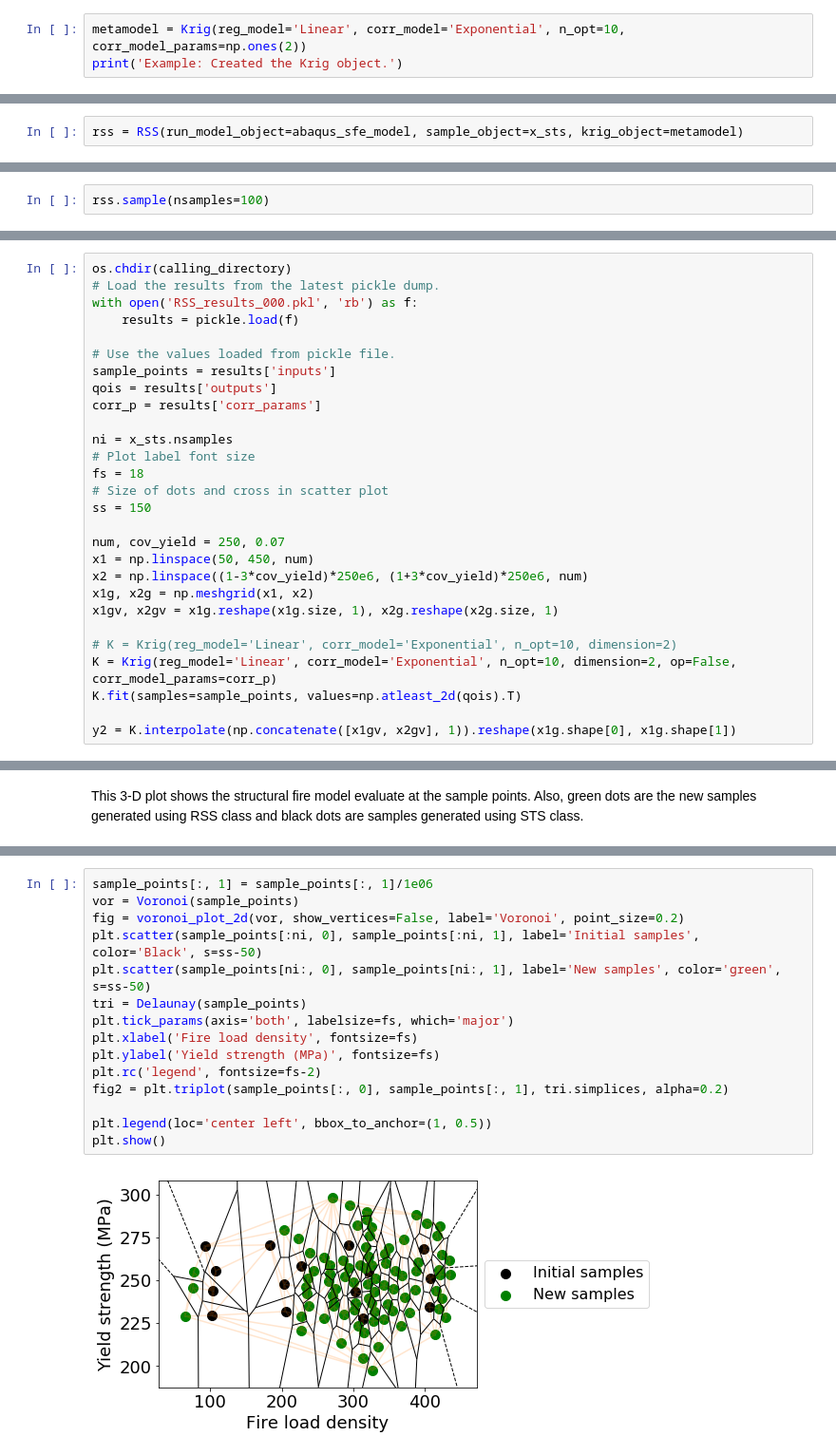
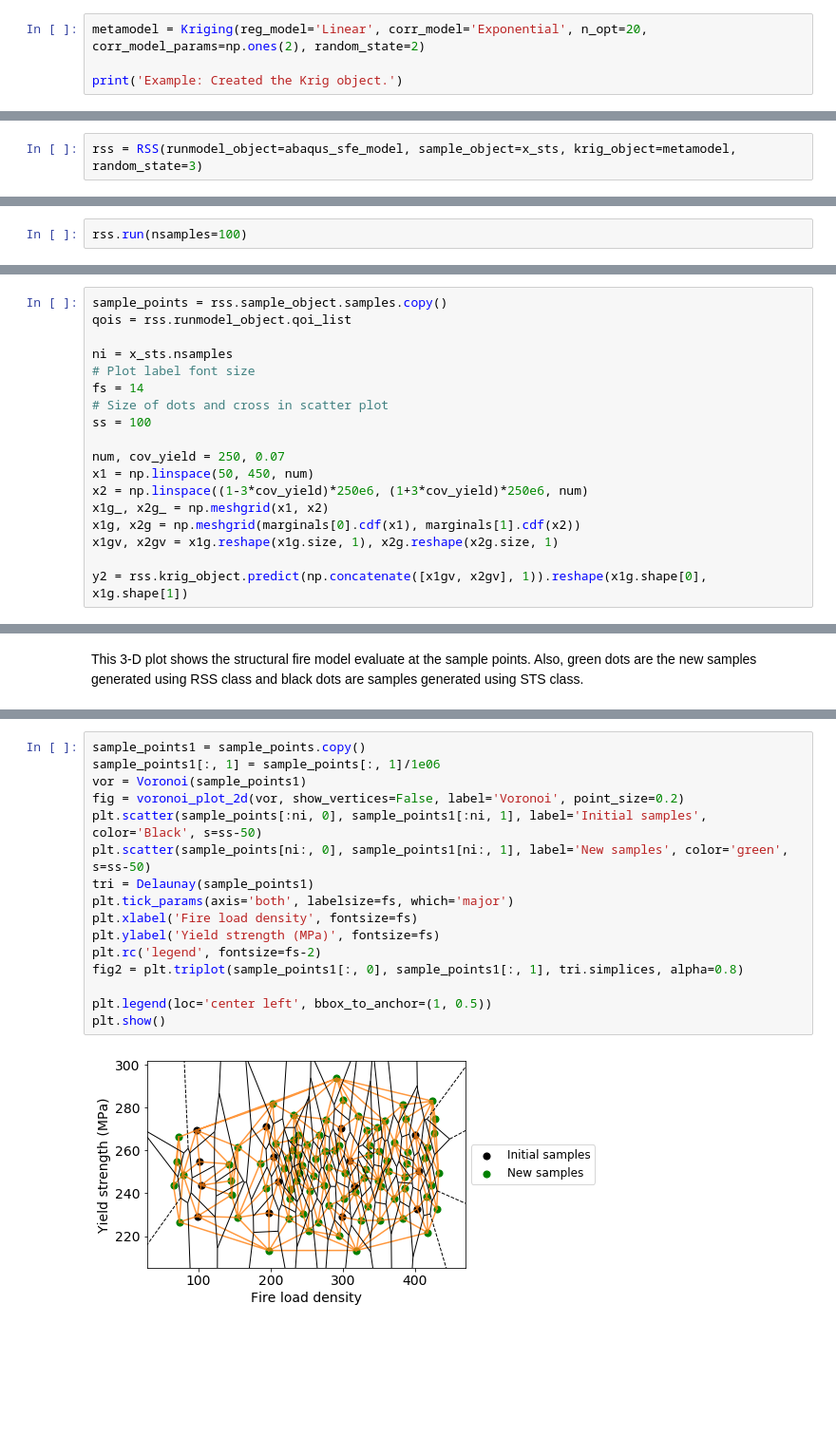
Before and after one commit to SURGroup/UQpy_paper, a Jupyter notebook: Surrogates/RSS/abaqus_RSS_example.ipynb, the cells around one changed output, grey strips where cells are left out. Shown at 95% size. Saved outputs shown, nothing was run; the diff lists cells and outputs as text; blank space fills up the shorter version.

```diff
--- a/Surrogates/RSS/abaqus_RSS_example.ipynb
+++ b/Surrogates/RSS/abaqus_RSS_example.ipynb
@@ -65,7 +70,8 @@ Example: Created the STS samples
 # %% [markdown]
 A Krig object is initiated with Linear regression model and Exponential correlation model.
 # %%
-metamodel = Krig(reg_model='Linear', corr_model='Exponential', n_opt=10, corr_model_params=np.ones(2))
+metamodel = Kriging(reg_model='Linear', corr_model='Exponential', n_opt=20, corr_model_params=np.ones(2), random_state=2)
+
 print('Example: Created the Krig object.')
 # %% [output]
 Example: Created the Krig object.
@@ -74,9 +80,9 @@ Example: Created the Krig object.
 # %% [markdown]
 RSS class object is initiated using STS, RunModel and Krig objects.
 # %%
-rss = RSS(run_model_object=abaqus_sfe_model, sample_object=x_sts, krig_object=metamodel)
+rss = RSS(runmodel_object=abaqus_sfe_model, sample_object=x_sts, krig_object=metamodel, random_state=3)
 # %% [markdown]
 RSS object is executed to generate 85 more samples, such that number of total samples is 100.
 # %%
-rss.sample(nsamples=100)
+rss.run(nsamples=100)
 # %% [markdown]
@@ -115,30 +90,20 @@ Saved the results to RSS_results_000.pkl
 # %% [markdown]
 Results are loaded from the pickle dump. Krig method is used to evaluate structural fire model at the defined meshgrid.
 # %%
-os.chdir(calling_directory)
-# Load the results from the latest pickle dump.
-with open('RSS_results_000.pkl', 'rb') as f:
-    results = pickle.load(f)
-
-# Use the values loaded from pickle file.
-sample_points = results['inputs']
-qois = results['outputs']
-corr_p = results['corr_params']
+sample_points = rss.sample_object.samples.copy()
+qois = rss.runmodel_object.qoi_list
 
 ni = x_sts.nsamples
 # Plot label font size
-fs = 18
+fs = 14
 # Size of dots and cross in scatter plot
-ss = 150
+ss = 100
 
 num, cov_yield = 250, 0.07
 x1 = np.linspace(50, 450, num)
 x2 = np.linspace((1-3*cov_yield)*250e6, (1+3*cov_yield)*250e6, num)
-x1g, x2g = np.meshgrid(x1, x2)
+x1g_, x2g_ = np.meshgrid(x1, x2)
+x1g, x2g = np.meshgrid(marginals[0].cdf(x1), marginals[1].cdf(x2))
 x1gv, x2gv = x1g.reshape(x1g.size, 1), x2g.reshape(x2g.size, 1)
 
-# K = Krig(reg_model='Linear', corr_model='Exponential', n_opt=10, dimension=2)
-K = Krig(reg_model='Linear', corr_model='Exponential', n_opt=10, dimension=2, op=False, corr_model_params=corr_p)
-K.fit(samples=sample_points, values=np.atleast_2d(qois).T)
-
-y2 = K.interpolate(np.concatenate([x1gv, x2gv], 1)).reshape(x1g.shape[0], x1g.shape[1])
+y2 = rss.krig_object.predict(np.concatenate([x1gv, x2gv], 1)).reshape(x1g.shape[0], x1g.shape[1])
@@ -168,20 +135,21 @@ The plot shows the Delaunay triangulation (Orange) and Voronoi cells (Black) of
 # %%
-sample_points[:, 1] = sample_points[:, 1]/1e06
-vor = Voronoi(sample_points)
+sample_points1 = sample_points.copy()
+sample_points1[:, 1] = sample_points[:, 1]/1e06
+vor = Voronoi(sample_points1)
 fig = voronoi_plot_2d(vor, show_vertices=False, label='Voronoi', point_size=0.2)
-plt.scatter(sample_points[:ni, 0], sample_points[:ni, 1], label='Initial samples', color='Black', s=ss-50)
-plt.scatter(sample_points[ni:, 0], sample_points[ni:, 1], label='New samples', color='green', s=ss-50)
-tri = Delaunay(sample_points)
+plt.scatter(sample_points[:ni, 0], sample_points1[:ni, 1], label='Initial samples', color='Black', s=ss-50)
+plt.scatter(sample_points[ni:, 0], sample_points1[ni:, 1], label='New samples', color='green', s=ss-50)
+tri = Delaunay(sample_points1)
 plt.tick_params(axis='both', labelsize=fs, which='major')
 plt.xlabel('Fire load density', fontsize=fs)
 plt.ylabel('Yield strength (MPa)', fontsize=fs)
 plt.rc('legend', fontsize=fs-2)
-fig2 = plt.triplot(sample_points[:, 0], sample_points[:, 1], tri.simplices, alpha=0.2)
+fig2 = plt.triplot(sample_points1[:, 0], sample_points1[:, 1], tri.simplices, alpha=0.8)
 
 plt.legend(loc='center left', bbox_to_anchor=(1, 0.5))
 plt.show()
 # %% [output]
-[figure, old version]
+[figure, new version]
 # %%
 print('Example: Done!')
 print('Time elapsed: %.2f minutes' % float((time.time() - t) / 60.0))
```
Also changed, not shown: parts of 11 cells of this notebook, 9 other files.
